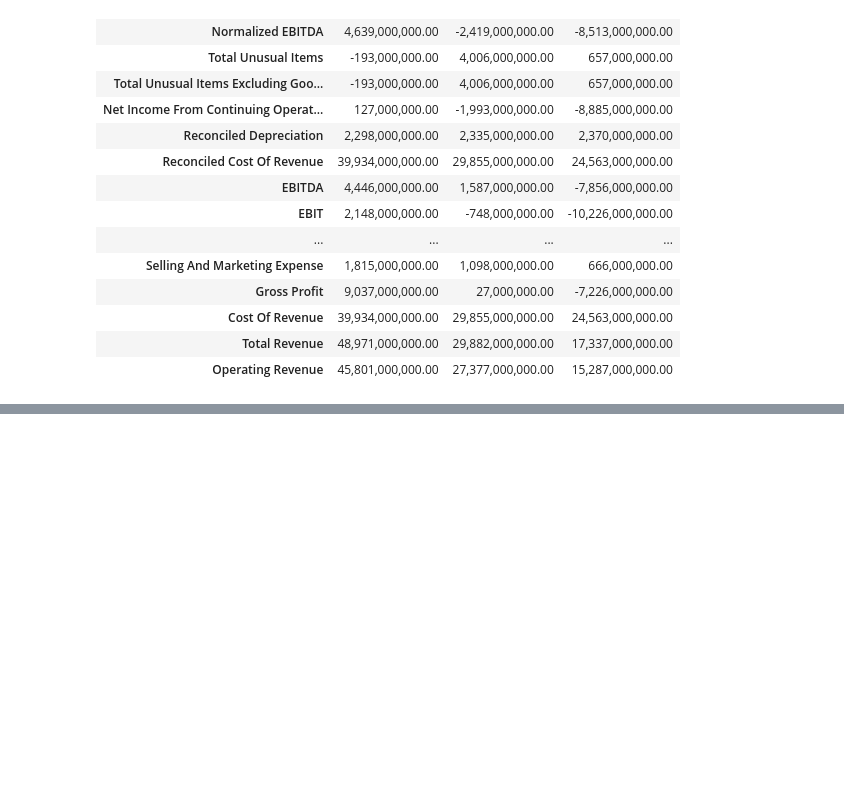
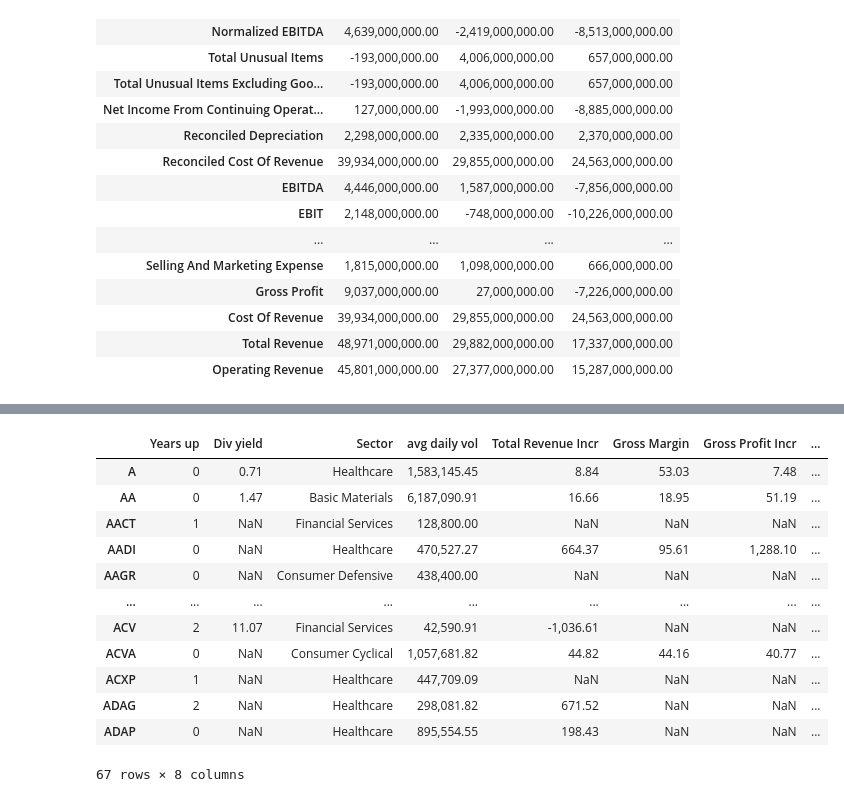
Before and after one commit to Idanq1/Stocks-Strategies, a Jupyter notebook: Investing/Checklist.ipynb, the cells around one changed output, grey strips where cells are left out. Saved outputs shown, nothing was run; the diff lists cells and outputs as text; code cells hidden in the pictures; blank space fills up the shorter version.

```diff
--- a/Investing/Checklist.ipynb
+++ b/Investing/Checklist.ipynb
@@ -310,0 +338,16 @@ med
+# %%
+stocks_checklist
+# %% [output]
+|  | Years up | Div yield | Sector | avg daily vol | Total Revenue Incr | Gross Margin | Gross Profit Incr | ... |
+| A | 0 | 0.71 | Healthcare | 1,583,145.45 | 8.84 | 53.03 | 7.48 | ... |
+| AA | 0 | 1.47 | Basic Materials | 6,187,090.91 | 16.66 | 18.95 | 51.19 | ... |
+| AACT | 1 | NaN | Financial Services | 128,800.00 | NaN | NaN | NaN | ... |
+| AADI | 0 | NaN | Healthcare | 470,527.27 | 664.37 | 95.61 | 1,288.10 | ... |
+| AAGR | 0 | NaN | Consumer Defensive | 438,400.00 | NaN | NaN | NaN | ... |
+| ... | ... | ... | ... | ... | ... | ... | ... | ... |
+| ACV | 2 | 11.07 | Financial Services | 42,590.91 | -1,036.61 | NaN | NaN | ... |
+| ACVA | 0 | NaN | Consumer Cyclical | 1,057,681.82 | 44.82 | 44.16 | 40.77 | ... |
+| ACXP | 1 | NaN | Healthcare | 447,709.09 | NaN | NaN | NaN | ... |
+| ADAG | 2 | NaN | Healthcare | 298,081.82 | 671.52 | NaN | NaN | ... |
+| ADAP | 0 | NaN | Healthcare | 895,554.55 | 198.43 | NaN | NaN | ... |
+67 rows × 8 columns
```
Also changed, not shown: parts of 9 cells of this notebook.
